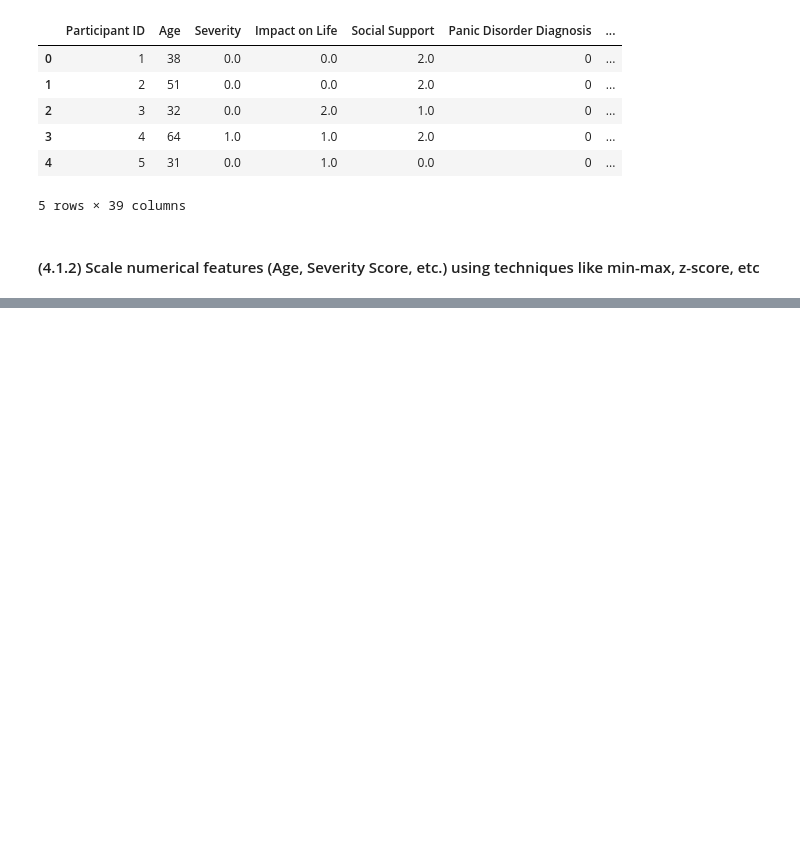
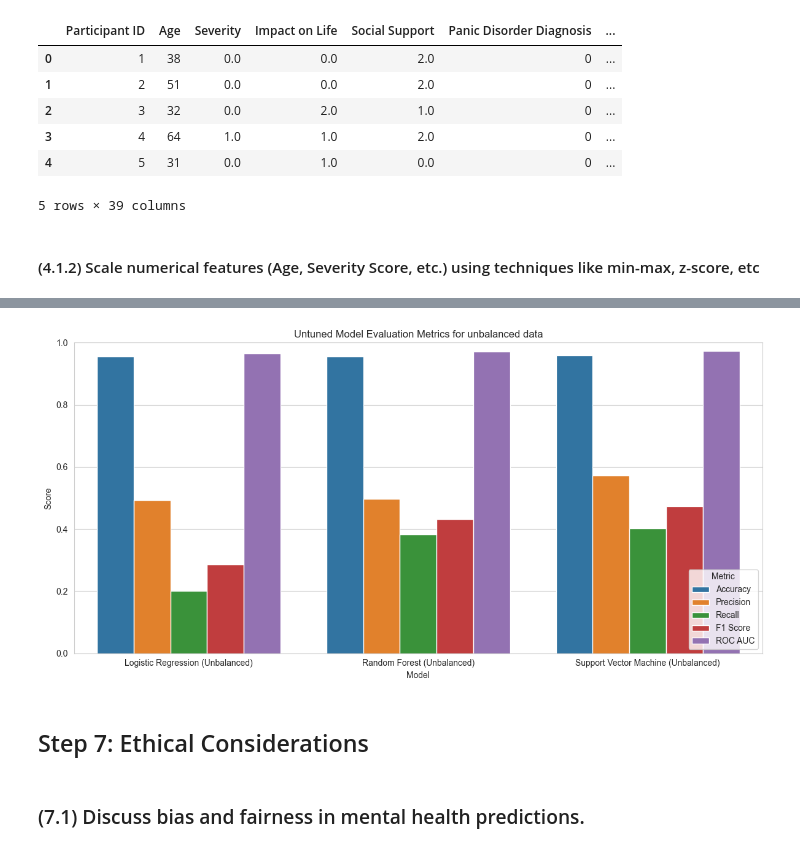
Before and after one commit to junaid9248/COSC-5610_Data-Mining, a Jupyter notebook: Final project/final_project.ipynb, the cells around one changed output, grey strips where cells are left out. Saved outputs shown, nothing was run; the diff lists cells and outputs as text; code cells hidden in the pictures; blank space fills up the shorter version.

```diff
--- a/Final project/final_project.ipynb
+++ b/Final project/final_project.ipynb
@@ -616,0 +818,6 @@ panic_cleaned.head(5)
+# %%
+#Splitting the data into test/train split at 70/30 ratio
+X_ub= panic_cleaned_unbalanced.drop('Panic Disorder Diagnosis', axis=1)
+y_ub= panic_cleaned_unbalanced['Panic Disorder Diagnosis']
+
+X_train_ub, X_test_ub, y_train_ub, y_test_ub = train_test_split(X_ub, y_ub, test_size=0.3, random_state=45)
@@ -616,0 +854,21 @@ panic_cleaned.head(5)
+# %%
+
+logreg_ub = LogisticRegression(max_iter=10000, random_state=45)
+logreg_ub.fit(X_train_ub, y_train_ub)
+
+y_pred_logreg_ub = logreg_ub.predict(X_test_ub)
+y_proba_logreg_ub = logreg_ub.predict_proba(X_test_ub)[:, 1]
+# %%
+
+rf_ub = RandomForestClassifier(n_estimators=100, random_state=45)
+rf_ub.fit(X_train_ub, y_train_ub)
+
+y_pred_rf_ub = rf_ub.predict(X_test_ub)
+y_proba_rf_ub = rf_ub.predict_proba(X_test_ub)[:, 1]
+# %%
+
+svm_ub = SVC( probability=True,random_state=45)
+svm_ub.fit(X_train_ub, y_train_ub)
+
+y_pred_svm_ub = svm_ub.predict(X_test_ub)
+y_proba_svm_ub = svm_ub.predict_proba(X_test_ub)[:, 1]
@@ -616,0 +1048,19 @@ panic_cleaned.head(5)
+# %%
+results_long = classification_report_UNbalanced_df.reset_index().melt(id_vars='index', var_name='Metric', value_name='Score')
+results_long = results_long.rename(columns={'index': 'Model'})
+
+plt.figure(figsize=(12, 6))
+sns.barplot(data=results_long, x='Model', y='Score', hue='Metric')
+plt.title('Untuned Model Evaluation Metrics for unbalanced data')
+plt.ylabel('Score')
+plt.xlabel('Model')
+plt.ylim(0, 1)
+plt.legend(title='Metric', loc='lower right')
+plt.tight_layout()
+plt.show()
+# %% [output]
+[figure, added]
+# %% [markdown]
+## Step 7: Ethical Considerations
+# %% [markdown]
+### (7.1) Discuss bias and fairness in mental health predictions.
```
Also changed, not shown: parts of 84 cells of this notebook, 2 other files.
